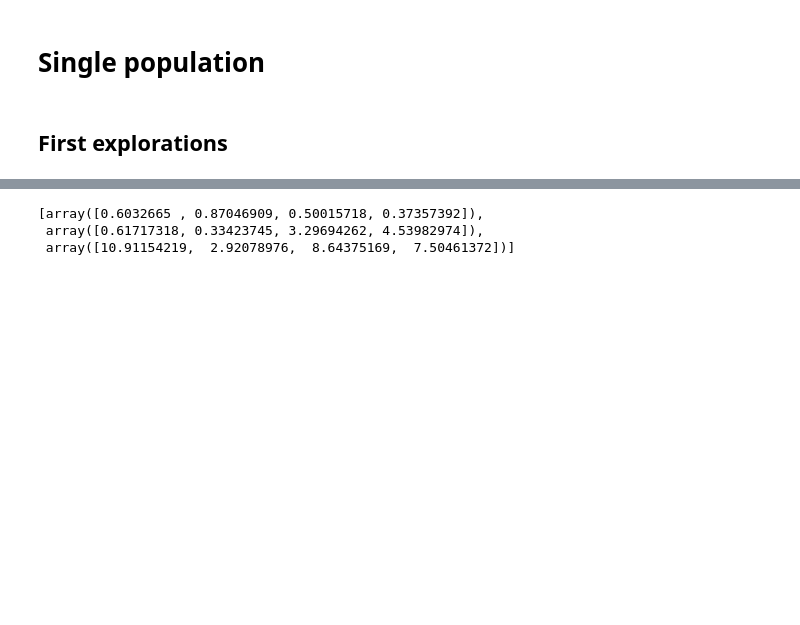
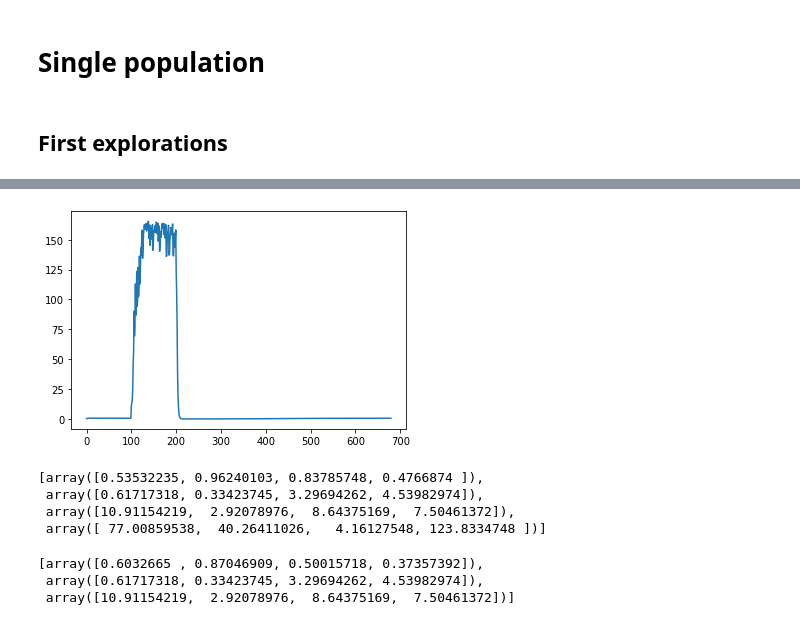
Before and after one commit to EliasElOtmani/wm_nachrs, a Jupyter notebook: DMTS_analysis.ipynb, the cells around one changed output, grey strips where cells are left out. Saved outputs shown, nothing was run; the diff lists cells and outputs as text; code cells hidden in the pictures; blank space fills up the shorter version.

```diff
--- a/DMTS_analysis.ipynb
+++ b/DMTS_analysis.ipynb
@@ -55,3 +65,16 @@ dmts.plot_trials(0)
+# %%
+sim = ccm.simulations[0]
+plt.plot(sim.traces[0])
+plt.show()
+# %% [output]
+[figure, added]
+# %%
+ccm.S
+# %% [output]
+[array([0.53532235, 0.96240103, 0.83785748, 0.4766874 ]),
+ array([0.61717318, 0.33423745, 3.29694262, 4.53982974]),
+ array([10.91154219,  2.92078976,  8.64375169,  7.50461372]),
+ array([ 77.00859538,  40.26411026,   4.16127548, 123.8334748 ])]
 # %%
 ccm.S
 # %% [output]
```
Also changed, not shown: parts of 19 cells of this notebook, 5 other files.
